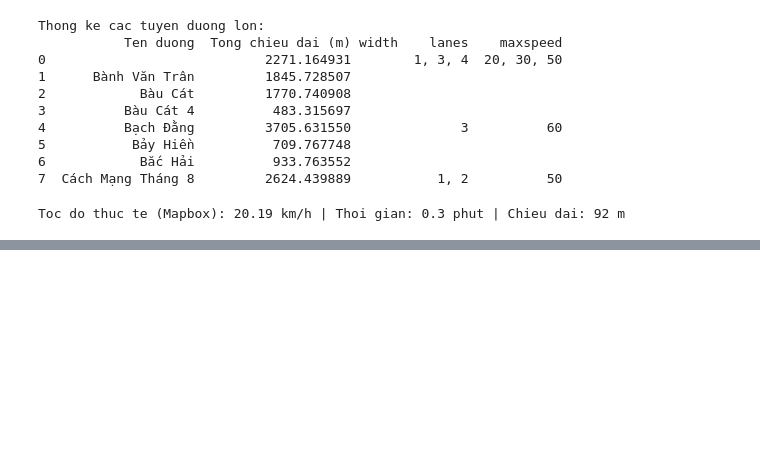
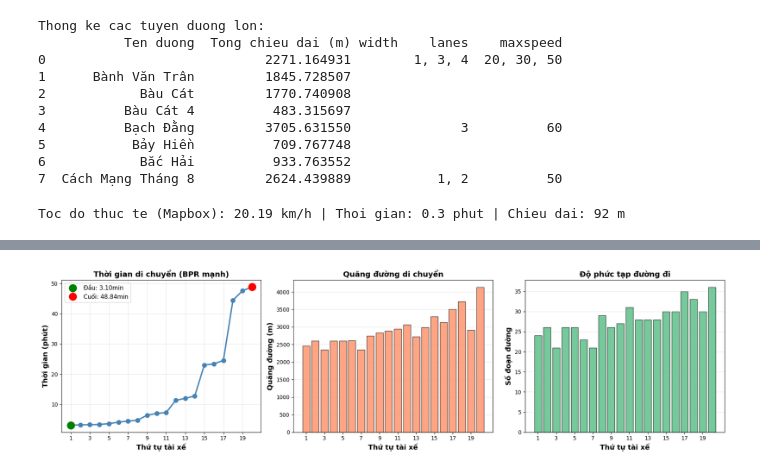
Before and after one commit to thinhelzan842/SmartFlow, a Jupyter notebook: traffic_new.ipynb, the cells around one changed output, grey strips where cells are left out. Cells and saved outputs as stored; diff of their text form; code cells hidden in the pictures; blank space fills up the shorter version.

```diff
--- a/traffic_new.ipynb
+++ b/traffic_new.ipynb
@@ -396,0 +2718,76 @@ visualize_graph(G_big)
+# %%
+# ============================================================================
+# PHÂN TÍCH VÀ SO SÁNH
+# ============================================================================
+
+print("\n" + "=" * 80)
+print("PHÂN TÍCH CHI TIẾT")
+print("=" * 80)
+
+# Tạo DataFrame
+stats_strong = pd.DataFrame({
+    'Driver': [r['driver_id'] for r in results_strong],
+    'Time (min)': [r['travel_time_min'] for r in results_strong],
+    'Distance (m)': [r['total_distance_m'] for r in results_strong],
+    'Segments': [r['num_segments'] for r in results_strong]
+})
+
+print("\n📊 Bảng thống kê:")
+print(stats_strong.to_string(index=False))
+
+# Biểu đồ
+fig, axes = plt.subplots(1, 3, figsize=(18, 5))
+
+# 1. Thời gian theo thứ tự
+ax1 = axes[0]
+num_drivers = len(stats_strong)
+ax1.plot(range(1, num_drivers+1), stats_strong['Time (min)'],
+         marker='o', linewidth=2.5, markersize=8, color='steelblue')
+ax1.set_xlabel('Thứ tự tài xế', fontsize=13, fontweight='bold')
+ax1.set_ylabel('Thời gian (phút)', fontsize=13, fontweight='bold')
+ax1.set_title('Thời gian di chuyển (BPR mạnh)', fontsize=14, fontweight='bold')
+ax1.grid(True, alpha=0.3)
+ax1.set_xticks(range(1, num_drivers+1, max(1, num_drivers//10)))
+
+# Highlight
+ax1.plot(1, stats_strong['Time (min)'].iloc[0], 'go', markersize=14,
+         label=f'Đầu: {stats_strong["Time (min)"].iloc[0]:.2f}min')
+ax1.plot(num_drivers, stats_strong['Time (min)'].iloc[-1], 'ro', markersize=14,
+         label=f'Cuối: {stats_strong["Time (min)"].iloc[-1]:.2f}min')
+ax1.legend(fontsize=11)
+
+# 2. Phân bố quãng đường
+ax2 = axes[1]
+ax2.bar(range(1, num_drivers+1), stats_strong['Distance (m)'],
+        color='coral', edgecolor='black', alpha=0.7, width=0.8)
+ax2.set_xlabel('Thứ tự tài xế', fontsize=13, fontweight='bold')
+ax2.set_ylabel('Quãng đường (m)', fontsize=13, fontweight='bold')
+ax2.set_title('Quãng đường di chuyển', fontsize=14, fontweight='bold')
+ax2.grid(True, alpha=0.3, axis='y')
+ax2.set_xticks(range(1, num_drivers+1, max(1, num_drivers//10)))
+
+# 3. Số đoạn đường
+ax3 = axes[2]
+ax3.bar(range(1, num_drivers+1), stats_strong['Segments'],
+        color='mediumseagreen', edgecolor='black', alpha=0.7, width=0.8)
+ax3.set_xlabel('Thứ tự tài xế', fontsize=13, fontweight='bold')
+ax3.set_ylabel('Số đoạn đường', fontsize=13, fontweight='bold')
+ax3.set_title('Độ phức tạp đường đi', fontsize=14, fontweight='bold')
+ax3.grid(True, alpha=0.3, axis='y')
+ax3.set_xticks(range(1, num_drivers+1, max(1, num_drivers//10)))
+
+plt.tight_layout()
+plt.show()
+
+# Tóm tắt
+print("\n" + "=" * 80)
+print("📈 TÓM TẮT KẾT QUẢ")
+print("=" * 80)
+print(f"✓ Tổng số yêu cầu: {len(results_strong)}")
+print(f"✓ Số đường khác nhau: {len(unique_paths_strong)}")
+print(f"✓ Thời gian chênh lệch: {stats_strong['Time (min)'].max() - stats_strong['Time (min)'].min():.2f} phút")
+print(f"✓ Tỷ lệ tăng: {((stats_strong['Time (min)'].iloc[-1] / stats_strong['Time (min)'].iloc[0] - 1) * 100):.1f}%")
+print("\n🎯 Với tham số BPR mạnh (α={}, β={}), hệ thống đã tạo ra".format(ALPHA_STRONG, BETA_STRONG))
+print(f"   {len(unique_paths_strong)} đường đi khác nhau cho {len(results_strong)} tài xế!")
+print("=" * 80)
+# %% [output]
@@ -396,0 +2811 @@ visualize_graph(G_big)
+[figure, added]
```
Also changed, not shown: parts of 38 cells of this notebook, 29 other files.
